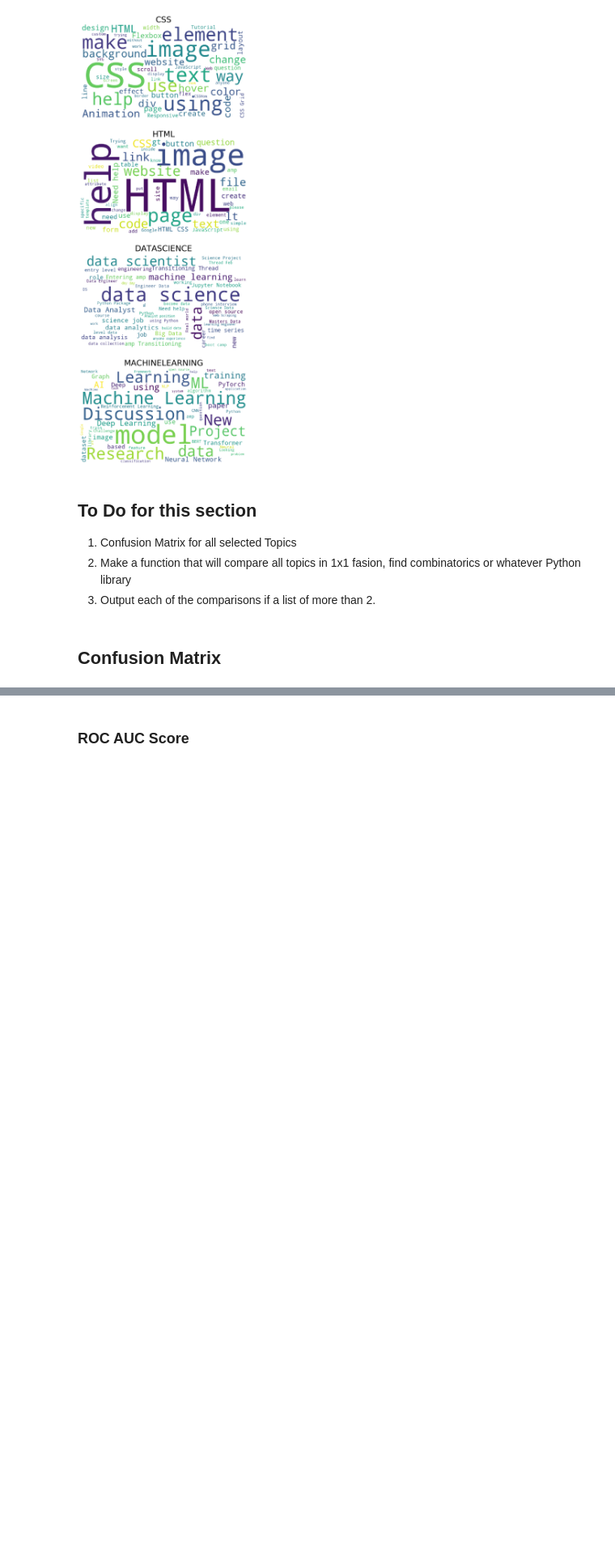
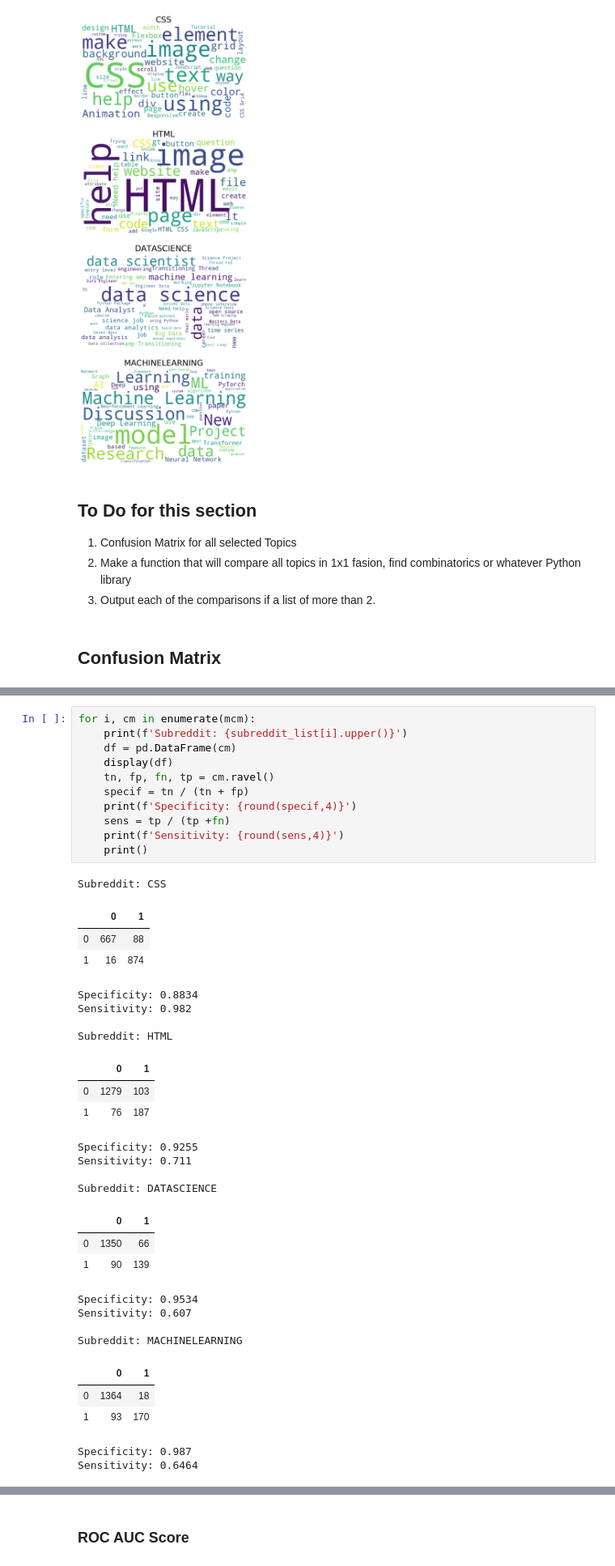
Before and after one commit to datapointchris/reddit-nlp, a Jupyter notebook: code/ds_workflow.ipynb, the cells around one changed output, grey strips where cells are left out. Shown at 81% size. Cells and saved outputs as stored; diff of their text form; blank space fills up the shorter version.

```diff
--- a/code/ds_workflow.ipynb
+++ b/code/ds_workflow.ipynb
@@ -370,0 +385,39 @@ lr_sens
+# %%
+for i, cm in enumerate(mcm):
+    print(f'Subreddit: {subreddit_list[i].upper()}')
+    df = pd.DataFrame(cm)
+    display(df)
+    tn, fp, fn, tp = cm.ravel()
+    specif = tn / (tn + fp)
+    print(f'Specificity: {round(specif,4)}')
+    sens = tp / (tp +fn)
+    print(f'Sensitivity: {round(sens,4)}')
+    print()
+# %% [output]
+Subreddit: CSS
+|  | 0 | 1 |
+| 0 | 667 | 88 |
+| 1 | 16 | 874 |
+Specificity: 0.8834
+Sensitivity: 0.982
+
+Subreddit: HTML
+|  | 0 | 1 |
+| 0 | 1279 | 103 |
+| 1 | 76 | 187 |
+Specificity: 0.9255
+Sensitivity: 0.711
+
+Subreddit: DATASCIENCE
+|  | 0 | 1 |
+| 0 | 1350 | 66 |
+| 1 | 90 | 139 |
+Specificity: 0.9534
+Sensitivity: 0.607
+
+Subreddit: MACHINELEARNING
+|  | 0 | 1 |
+| 0 | 1364 | 18 |
+| 1 | 93 | 170 |
+Specificity: 0.987
+Sensitivity: 0.6464
```
Also changed, not shown: parts of 21 cells of this notebook.
